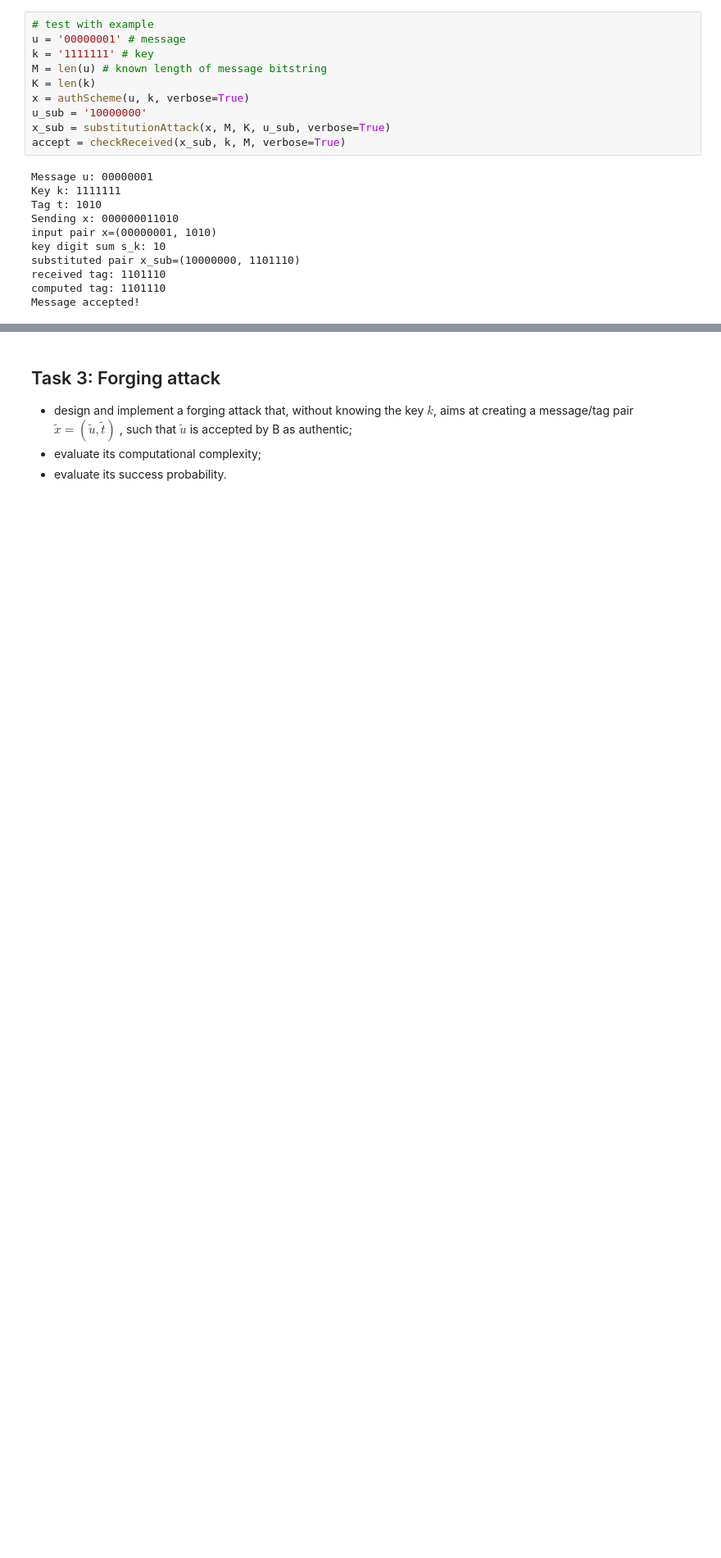
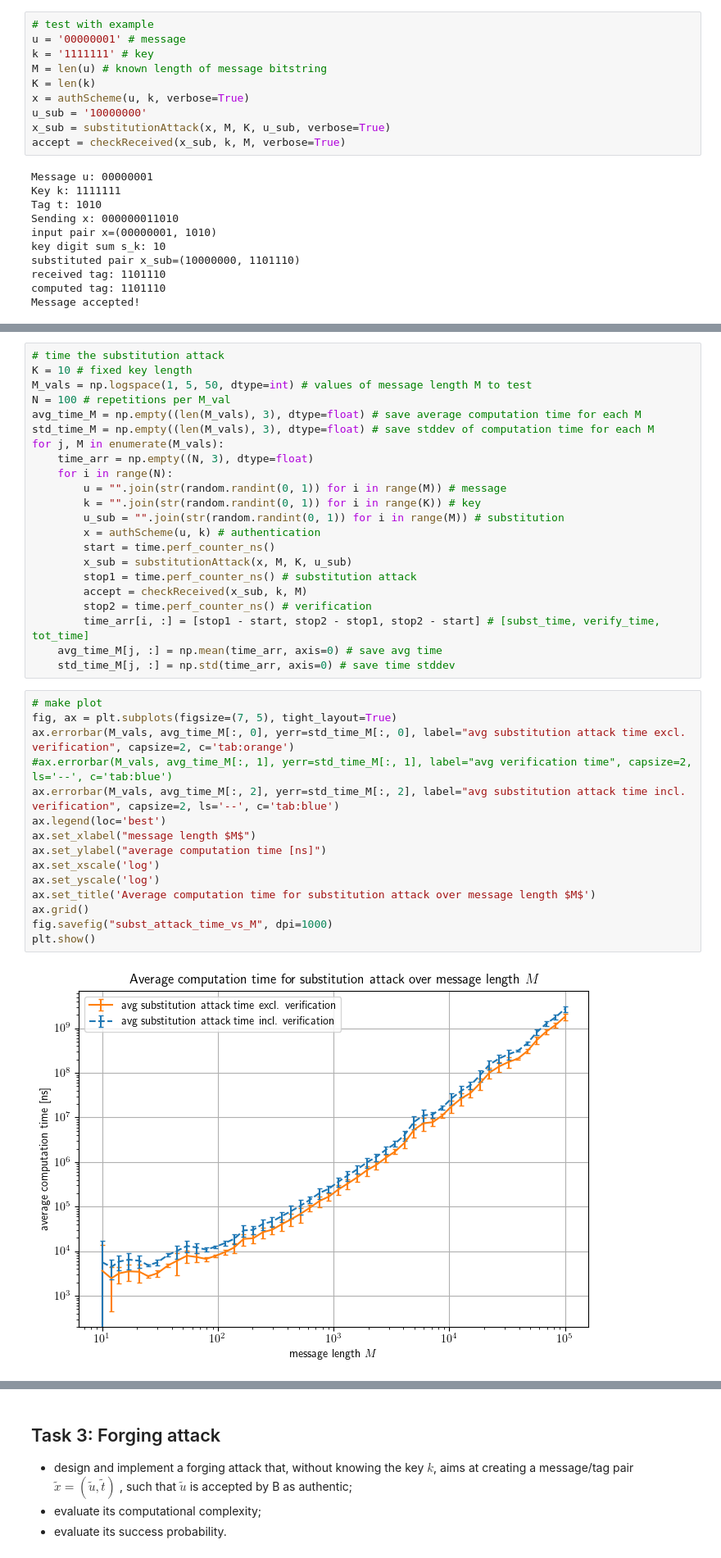
Before and after one commit to lm-schulze/InfoSec, a Jupyter notebook: Lab3.ipynb, the cells around one changed output, grey strips where cells are left out. Shown: that part at 82% size. Drawn from its saved outputs; the diff is of its cells as text; blank space fills up the shorter version.

```diff
--- a/Lab3.ipynb
+++ b/Lab3.ipynb
@@ -198,0 +286,39 @@ To Do: Plot computation time vs $M$ and $K$
+# %%
+# time the substitution attack
+K = 10 # fixed key length
+M_vals = np.logspace(1, 5, 50, dtype=int) # values of message length M to test
+N = 100 # repetitions per M_val
+avg_time_M = np.empty((len(M_vals), 3), dtype=float) # save average computation time for each M
+std_time_M = np.empty((len(M_vals), 3), dtype=float) # save stddev of computation time for each M
+for j, M in enumerate(M_vals):
+    time_arr = np.empty((N, 3), dtype=float)
+    for i in range(N):
+        u = "".join(str(random.randint(0, 1)) for i in range(M)) # message
+        k = "".join(str(random.randint(0, 1)) for i in range(K)) # key
+        u_sub = "".join(str(random.randint(0, 1)) for i in range(M)) # substitution
+        x = authScheme(u, k) # authentication
+        start = time.perf_counter_ns()
+        x_sub = substitutionAttack(x, M, K, u_sub)
+        stop1 = time.perf_counter_ns() # substitution attack
+        accept = checkReceived(x_sub, k, M)
+        stop2 = time.perf_counter_ns() # verification
+        time_arr[i, :] = [stop1 - start, stop2 - stop1, stop2 - start] # [subst_time, verify_time, tot_time]
+    avg_time_M[j, :] = np.mean(time_arr, axis=0) # save avg time
+    std_time_M[j, :] = np.std(time_arr, axis=0) # save time stddev
+# %%
+# make plot
+fig, ax = plt.subplots(figsize=(7, 5), tight_layout=True)
+ax.errorbar(M_vals, avg_time_M[:, 0], yerr=std_time_M[:, 0], label="avg substitution attack time excl. verification", capsize=2, c='tab:orange')
+#ax.errorbar(M_vals, avg_time_M[:, 1], yerr=std_time_M[:, 1], label="avg verification time", capsize=2, ls='--', c='tab:blue')
+ax.errorbar(M_vals, avg_time_M[:, 2], yerr=std_time_M[:, 2], label="avg substitution attack time incl. verification", capsize=2, ls='--', c='tab:blue')
+ax.legend(loc='best')
+ax.set_xlabel("message length $M$")
+ax.set_ylabel("average computation time [ns]")
+ax.set_xscale('log')
+ax.set_yscale('log')
+ax.set_title('Average computation time for substitution attack over message length $M$')
+ax.grid()
+fig.savefig("subst_attack_time_vs_M", dpi=1000)
+plt.show()
+# %% [output]
+[figure, added]
```
Also changed, not shown: parts of 26 cells of this notebook.
